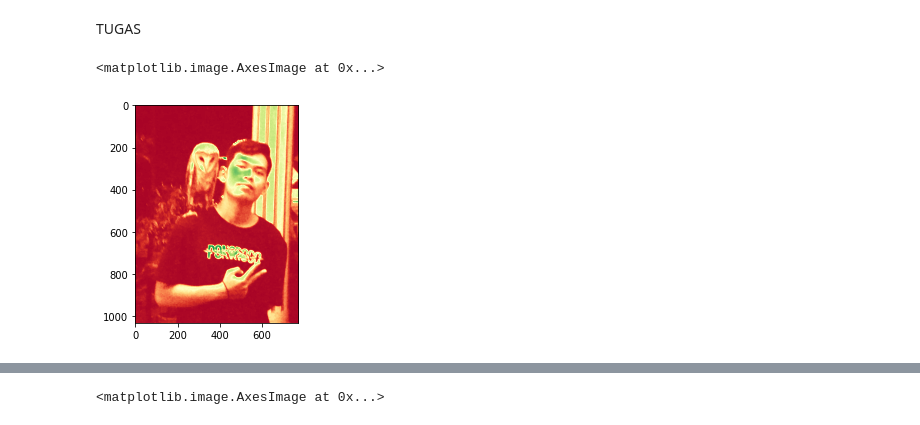
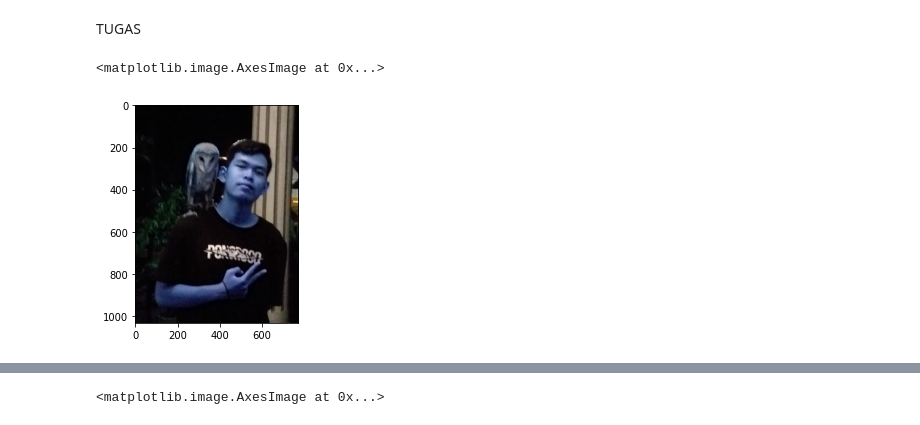
Before and after one commit to DaffaStyn11/pcvk, a Jupyter notebook: pcvk_p2.ipynb, the cells around one changed output, grey strips where cells are left out. Cells and saved outputs as stored; diff of their text form; code cells hidden in the pictures.

```diff
--- a/pcvk_p2.ipynb
+++ b/pcvk_p2.ipynb
@@ -165,8 +165,9 @@ plt.imshow(black_img2)
 TUGAS
 # %%
 #Red-Green
-img_gray = cv.imread('/content/drive/MyDrive/Images/owl.jpg', cv.IMREAD_GRAYSCALE)
-plt.imshow(img_gray, cmap='RdYlGn')
+img_gray = cv.imread('/content/drive/MyDrive/Images/owl.jpg')
+#img_gray = cv.cvtColor(img_gray,cv.COLOR_BGR2RGB)
+plt.imshow(img_gray)
 # %% [output]
 <matplotlib.image.AxesImage at 0x...>
-[figure, old version]
+[figure, new version]
```
Also changed, not shown: parts of 2 cells of this notebook.
